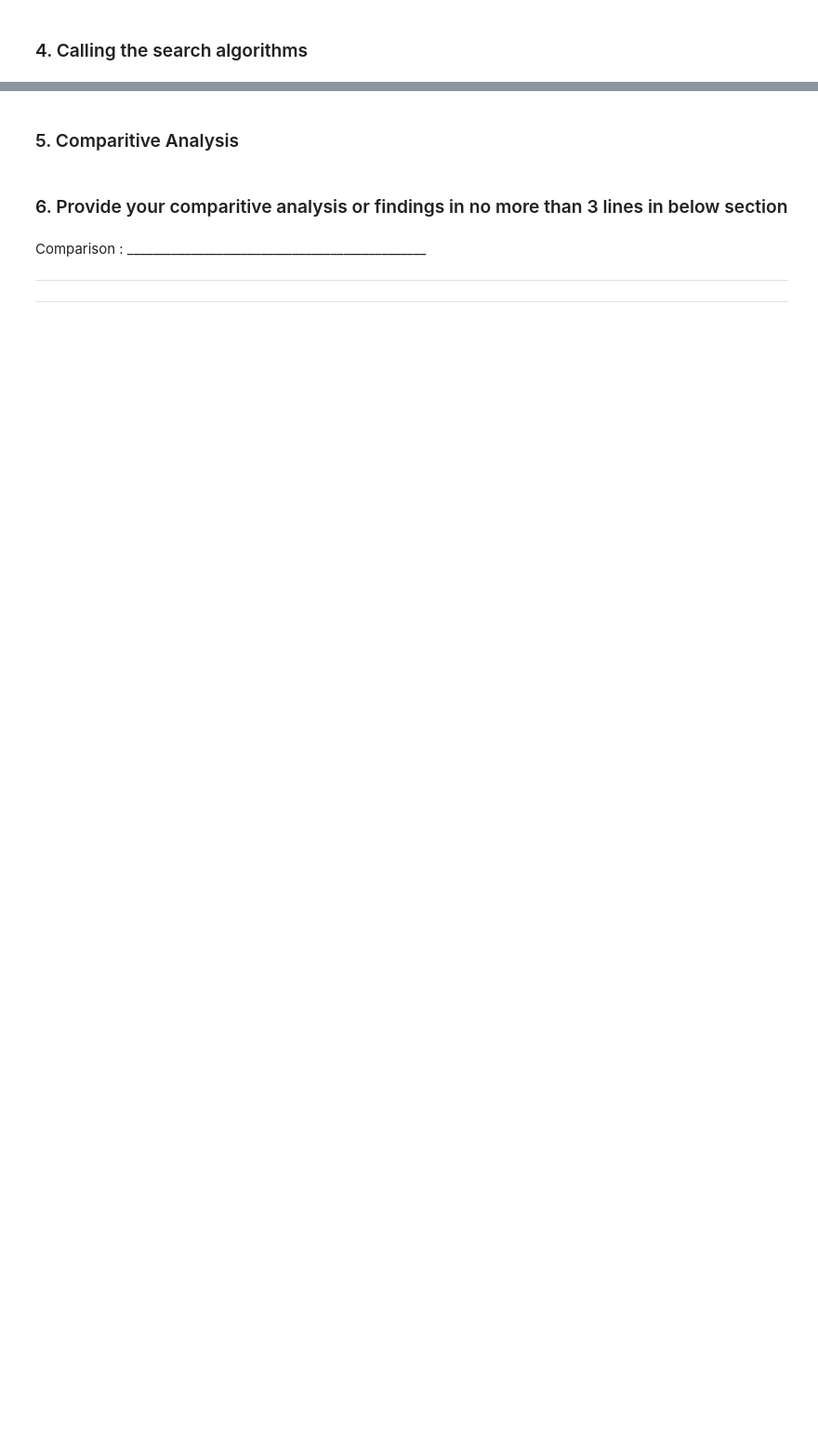
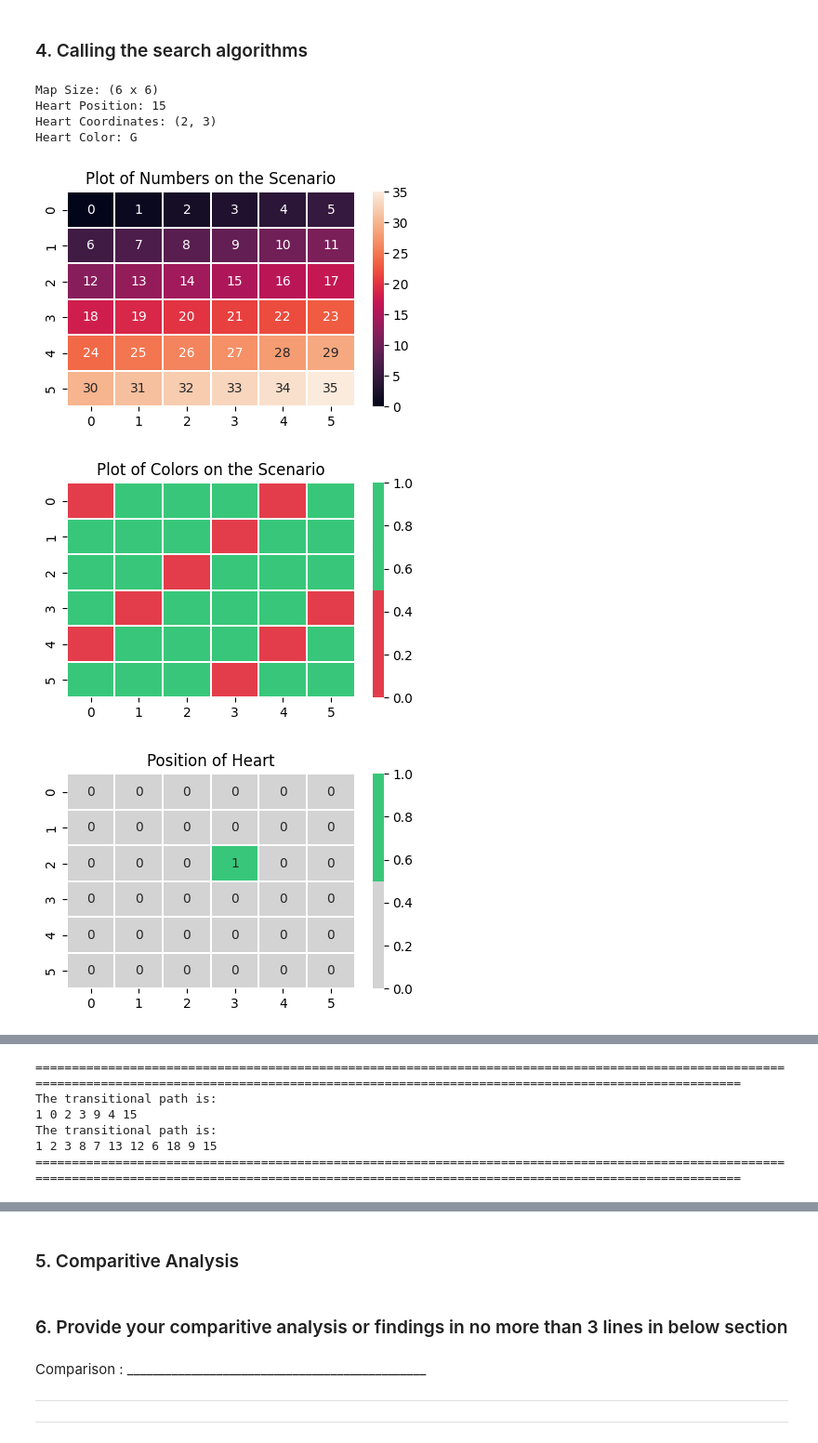
Before and after one commit to pavankumarbalijepalli/aci_assignment, a Jupyter notebook: ACI_Assignment_1_SolutionTemplate_(1).ipynb, the cells around one changed output, grey strips where cells are left out. Shown: that part at 93% size. Cells and saved outputs as stored; diff of their text form; code cells hidden in the pictures; blank space fills up the shorter version.

```diff
--- a/ACI_Assignment_1_SolutionTemplate_(1).ipynb
+++ b/ACI_Assignment_1_SolutionTemplate_(1).ipynb
@@ -51,0 +472,20 @@ This is applicable for all the relevent problems as mentioned in the question.
+# %%
+#Code Block : Function & call to get inputs (start/end state)
+# Input from the User
+_map = [['R', 'G', 'G', 'G', 'R', 'G'],
+         ['G', 'G', 'G', 'R', 'G', 'G'],
+         ['G', 'G', 'R', 'GH', 'G', 'G'],
+         ['G', 'R', 'G', 'G', 'G', 'R'],
+         ['R', 'G', 'G', 'G', 'R', 'G'],
+         ['G', 'G', 'G', 'R', 'G', 'G']]
+
+# _map = [['R', 'G', 'R', 'G', 'R', 'G'],
+#          ['G', 'R', 'G', 'R', 'G', 'R'],
+#          ['R', 'G', 'RH', 'G', 'R', 'G'],
+#          ['G', 'R', 'G', 'R', 'G', 'R'],
+#          ['R', 'G', 'R', 'G', 'R', 'G'],
+#          ['G', 'R', 'G', 'R', 'G', 'R']]
+
+# Generating a random position to start
+start_number = random.randint(0,len(_map)**2-1)
+start_number
@@ -55,0 +496,40 @@ This is applicable for all the relevent problems as mentioned in the question.
+# %%
+#Invoke algorithm 1 (Should Print the solution, path, cost etc., (As mentioned in the problem))
+try:
+    side, flat_map, heart_number, heart_coordinates, heart_color = initialise_map_data(_map)
+except:
+    print("Kindly provide a heart on the map")
+
+output_map_R1 = build_map(_map, agent=0)
+output_map_G1 = build_map(_map, agent=1)
+
+nodes = make_plots(output_map_R1, output_map_G1)
+
+print('===='*50)
+
+connections_R1, num_pen_R1 = make_connections(output_map_R1)
+connections_G1, num_pen_G1 = make_connections(output_map_G1)
+
+graph_R1 = make_graph(connections_R1)
+graph_G1 = make_graph(connections_G1)
+
+laid_path_R1 = best_first_search(start_number, heart_number, side*side, graph_R1)
+laid_path_G1 = best_first_search(start_number, heart_number, side*side, graph_G1)
+
+print('===='*50)
+
+final_path_R1 = []
+final_path_G1 = []
+get_final_path(heart_number, final_path_R1, laid_path_R1)
+get_final_path(heart_number, final_path_G1, laid_path_G1)
+
+find_final_penalty(final_path_R1, agent=0)
+find_final_penalty(final_path_G1, agent=1)
+# %% [output]
+Map Size: (6 x 6)
+Heart Position: 15
+Heart Coordinates: (2, 3)
+Heart Color: G
+[figure, added]
+[figure, added]
+[figure, added]
@@ -55,0 +540,6 @@ This is applicable for all the relevent problems as mentioned in the question.
+========================================================================================================================================================================================================
+The transitional path is:
+1 0 2 3 9 4 15
+The transitional path is:
+1 2 3 8 7 13 12 6 18 9 15
+========================================================================================================================================================================================================
```
Also changed, not shown: parts of 17 cells of this notebook, 1 other file.
